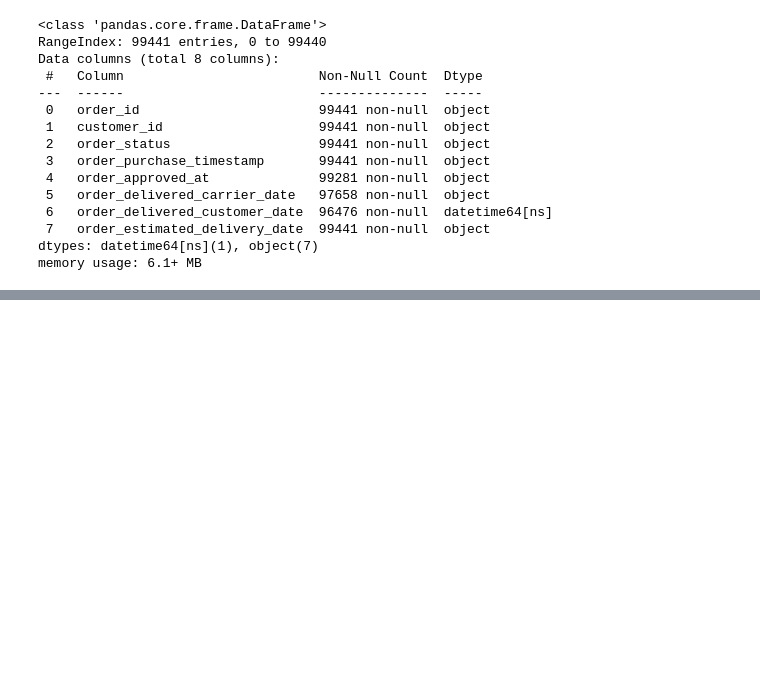
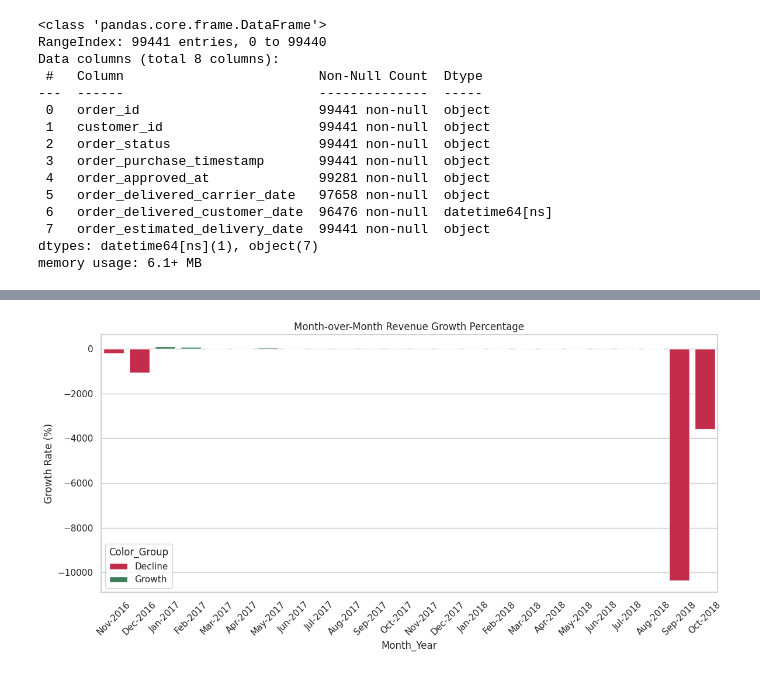
Before and after one commit to aryan802/kaggle_sql, a Jupyter notebook: 1-olist-exploration-case-study.ipynb, the cells around one changed output, grey strips where cells are left out. Cells and saved outputs as stored; diff of their text form; code cells hidden in the pictures; blank space fills up the shorter version.

```diff
--- a/1-olist-exploration-case-study.ipynb
+++ b/1-olist-exploration-case-study.ipynb
@@ -867,0 +968,27 @@ orders[(orders.order_delivered_customer_date.dt.year == 2018) & (orders.order_de
+# %%
+plt.figure(figsize=(12, 6))
+
+# Clean out the initial NaN rows for plotting percentage changes
+or_rev_aov_sorted_clean = or_rev_aov_sorted.dropna(subset=["revenue_increase_pct"]).copy()
+or_rev_aov_sorted_clean["Month_Year"] = or_rev_aov_sorted_clean["date"].dt.strftime("%b-%Y")
+
+# Create a column to color positive vs negative changes differently
+or_rev_aov_sorted_clean["Color_Group"] = or_rev_aov_sorted_clean["revenue_increase_pct"].apply(
+    lambda x: "Growth" if x >= 0 else "Decline"
+)
+
+sns.barplot(
+    data=or_rev_aov_sorted_clean,
+    x="Month_Year",
+    y="revenue_increase_pct",
+    hue="Color_Group",
+    palette={"Growth": "seagreen", "Decline": "crimson"},
+)
+
+plt.xticks(rotation=45)
+plt.title("Month-over-Month Revenue Growth Percentage")
+plt.ylabel("Growth Rate (%)")
+plt.tight_layout()
+plt.show()
+# %% [output]
+[figure, added]
```
Also changed, not shown: parts of 11 cells of this notebook.
